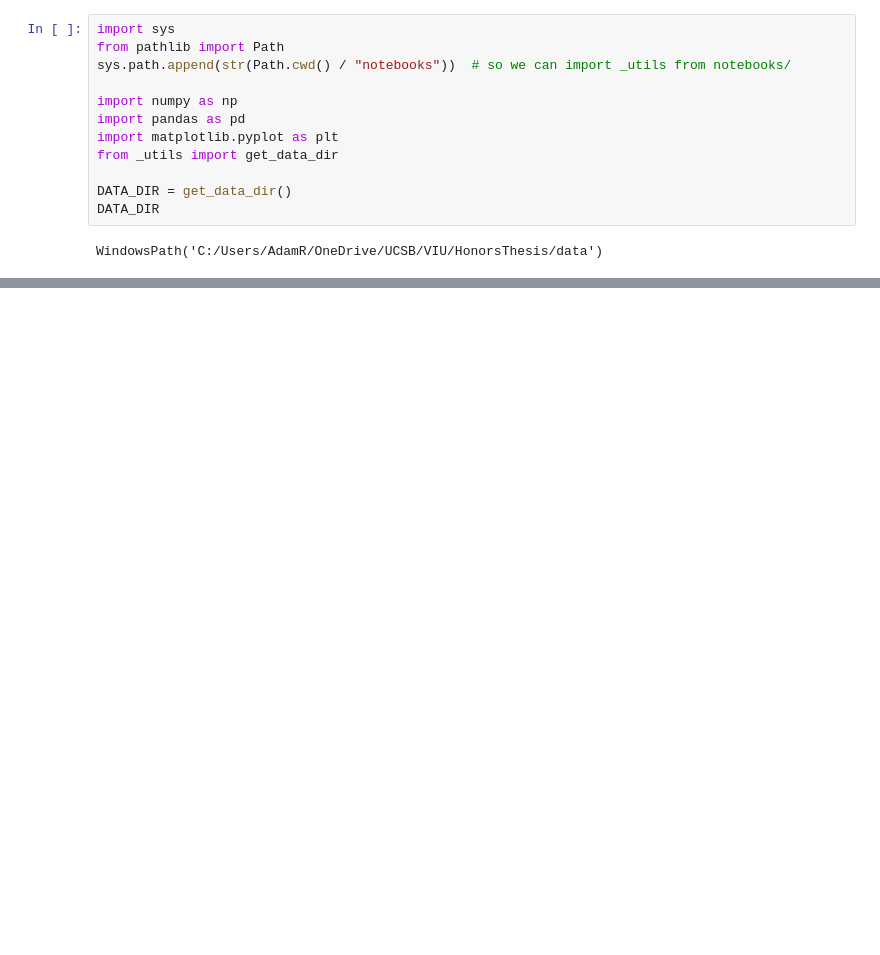
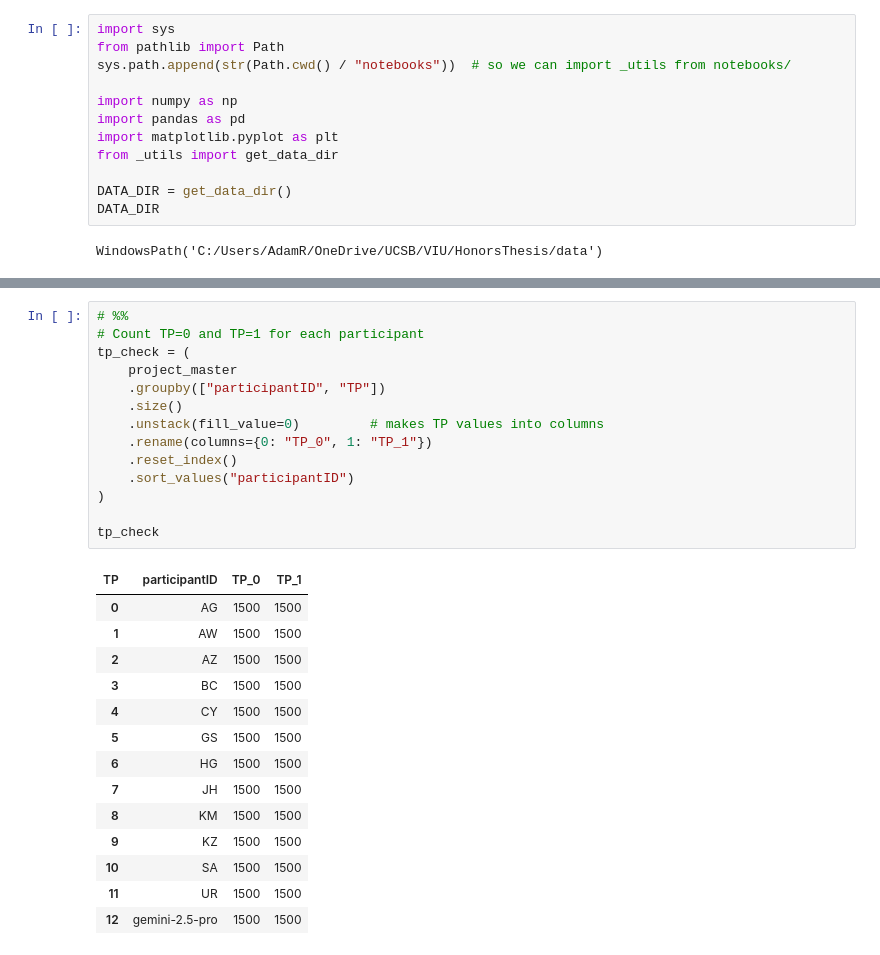
Before and after one commit to AdamRychtecky8/Flexible-Wisdom, a Jupyter notebook: notebooks/Gemini_exploration.ipynb, the cells around one changed output, grey strips where cells are left out. Drawn from its saved outputs; the diff is of its cells as text; blank space fills up the shorter version.

```diff
--- a/notebooks/Gemini_exploration.ipynb
+++ b/notebooks/Gemini_exploration.ipynb
@@ -312,0 +202,29 @@ display(angle_metrics_mag)
+# %%
+# %%
+# Count TP=0 and TP=1 for each participant
+tp_check = (
+    project_master
+    .groupby(["participantID", "TP"])
+    .size()
+    .unstack(fill_value=0)         # makes TP values into columns
+    .rename(columns={0: "TP_0", 1: "TP_1"})
+    .reset_index()
+    .sort_values("participantID")
+)
+
+tp_check
+# %% [output]
+| TP | participantID | TP_0 | TP_1 |
+| 0 | AG | 1500 | 1500 |
+| 1 | AW | 1500 | 1500 |
+| 2 | AZ | 1500 | 1500 |
+| 3 | BC | 1500 | 1500 |
+| 4 | CY | 1500 | 1500 |
+| 5 | GS | 1500 | 1500 |
+| 6 | HG | 1500 | 1500 |
+| 7 | JH | 1500 | 1500 |
+| 8 | KM | 1500 | 1500 |
+| 9 | KZ | 1500 | 1500 |
+| 10 | SA | 1500 | 1500 |
+| 11 | UR | 1500 | 1500 |
+| 12 | gemini-2.5-pro | 1500 | 1500 |
```
Also changed, not shown: parts of 8 cells of this notebook, 5 other files.
